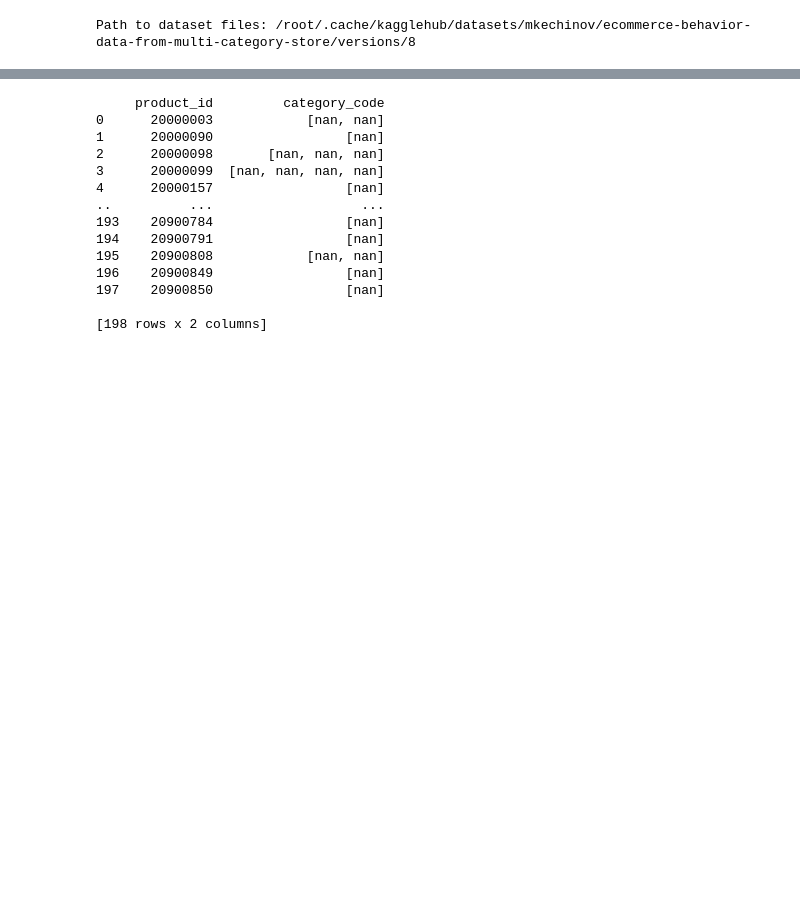
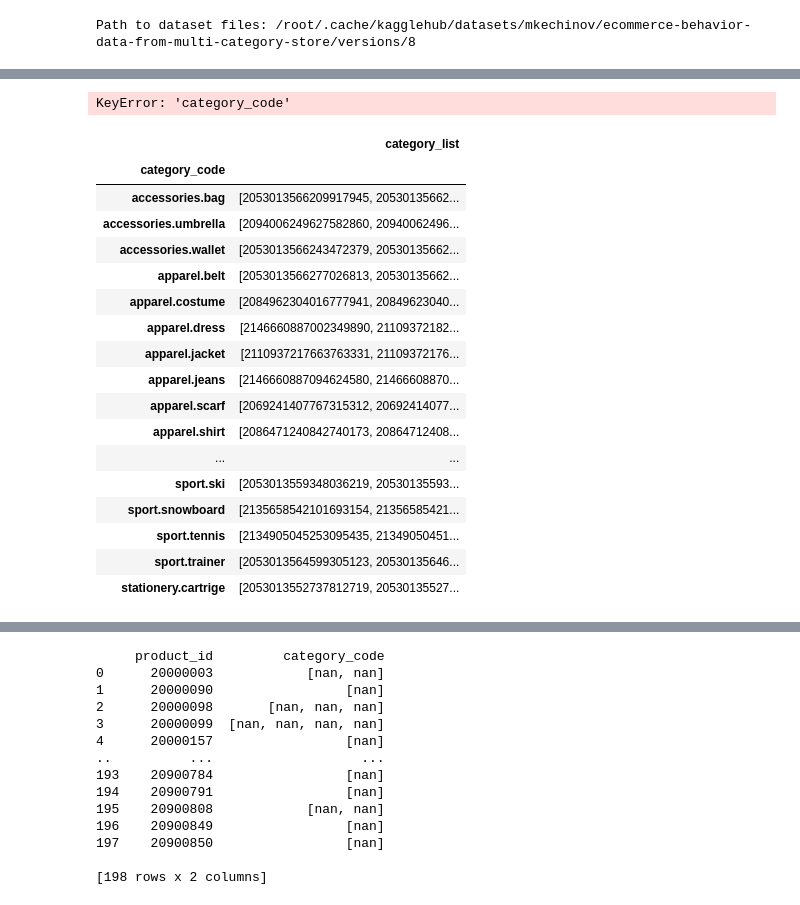
Before and after one commit to joyuno/User-Segmentation-and-Membership-System-Using-RFM-Analysis, a Jupyter notebook: ecommerce_eda_ipynb의_사본.ipynb, the cells around one changed output, grey strips where cells are left out. Saved outputs shown, nothing was run; the diff lists cells and outputs as text; code cells hidden in the pictures; blank space fills up the shorter version.

```diff
--- a/ecommerce_eda_ipynb의_사본.ipynb
+++ b/ecommerce_eda_ipynb의_사본.ipynb
@@ -67,3 +104,31 @@ print(sampled_data['user_session'].nunique())
+# %%
+sampled_data['category_code']=sampled_data['category_code'].fillna('Unknown')
+category = sampled_data.groupby('category_code')['category_id'].agg(category_list = list)
+# %% [output]
+KeyError: 'category_code'
+# %%
+
+pd.set_option('display.max_rows', None)
+category
+# %% [output]
+|  | category_list |
+| category_code |  |
+| accessories.bag | [2053013566209917945, 20530135662... |
+| accessories.umbrella | [2094006249627582860, 20940062496... |
+| accessories.wallet | [2053013566243472379, 20530135662... |
+| apparel.belt | [2053013566277026813, 20530135662... |
+| apparel.costume | [2084962304016777941, 20849623040... |
+| apparel.dress | [2146660887002349890, 21109372182... |
+| apparel.jacket | [2110937217663763331, 21109372176... |
+| apparel.jeans | [2146660887094624580, 21466608870... |
+| apparel.scarf | [2069241407767315312, 20692414077... |
+| apparel.shirt | [2086471240842740173, 20864712408... |
+| ... | ... |
+| sport.ski | [2053013559348036219, 20530135593... |
+| sport.snowboard | [2135658542101693154, 21356585421... |
+| sport.tennis | [2134905045253095435, 21349050451... |
+| sport.trainer | [2053013564599305123, 20530135646... |
+| stationery.cartrige | [2053013552737812719, 20530135527... |
 # %%
 product_id_list = sampled_data.groupby("user_id")['product_id'].apply(list).reset_index()
 print(product_id_list['product_id'].apply(len).value_counts())
```
Also changed, not shown: parts of 17 cells of this notebook.
